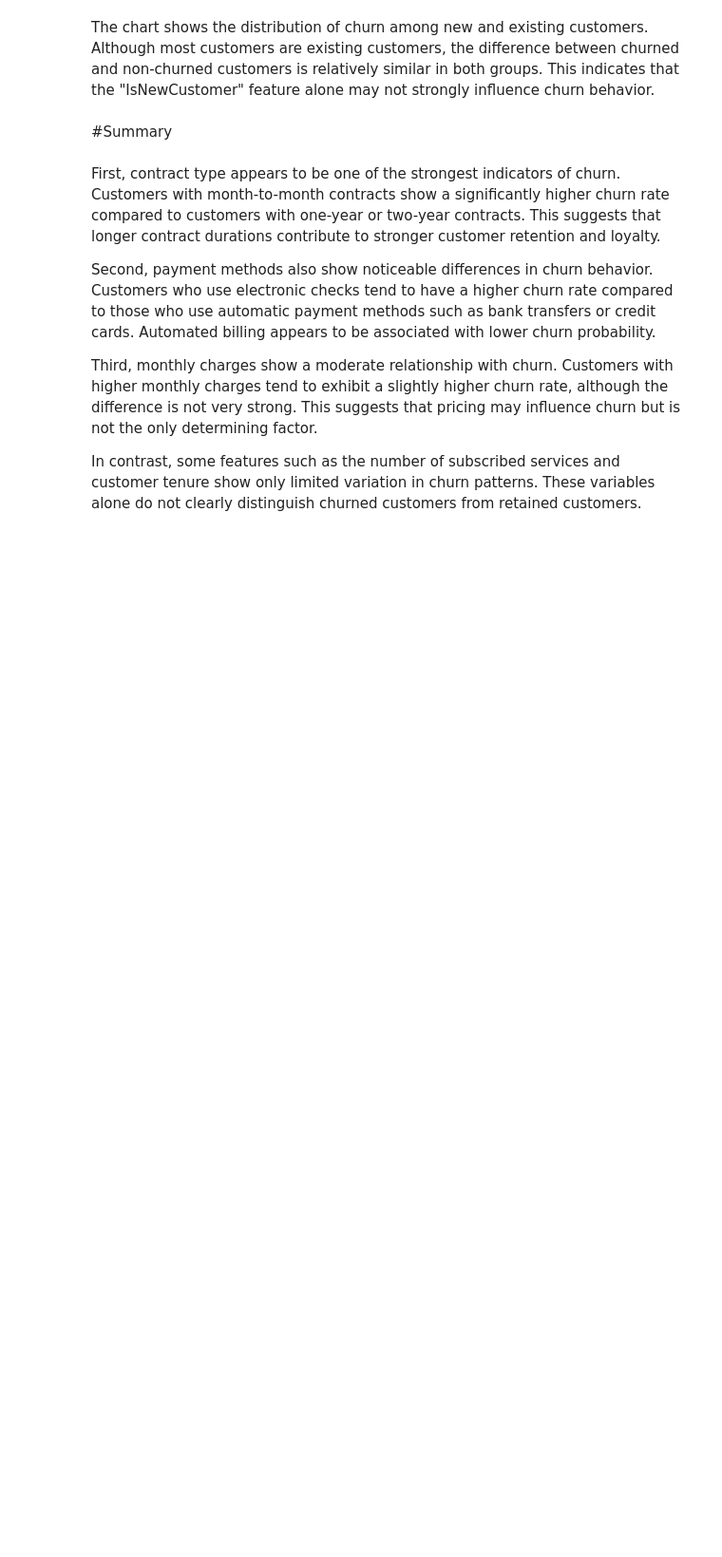
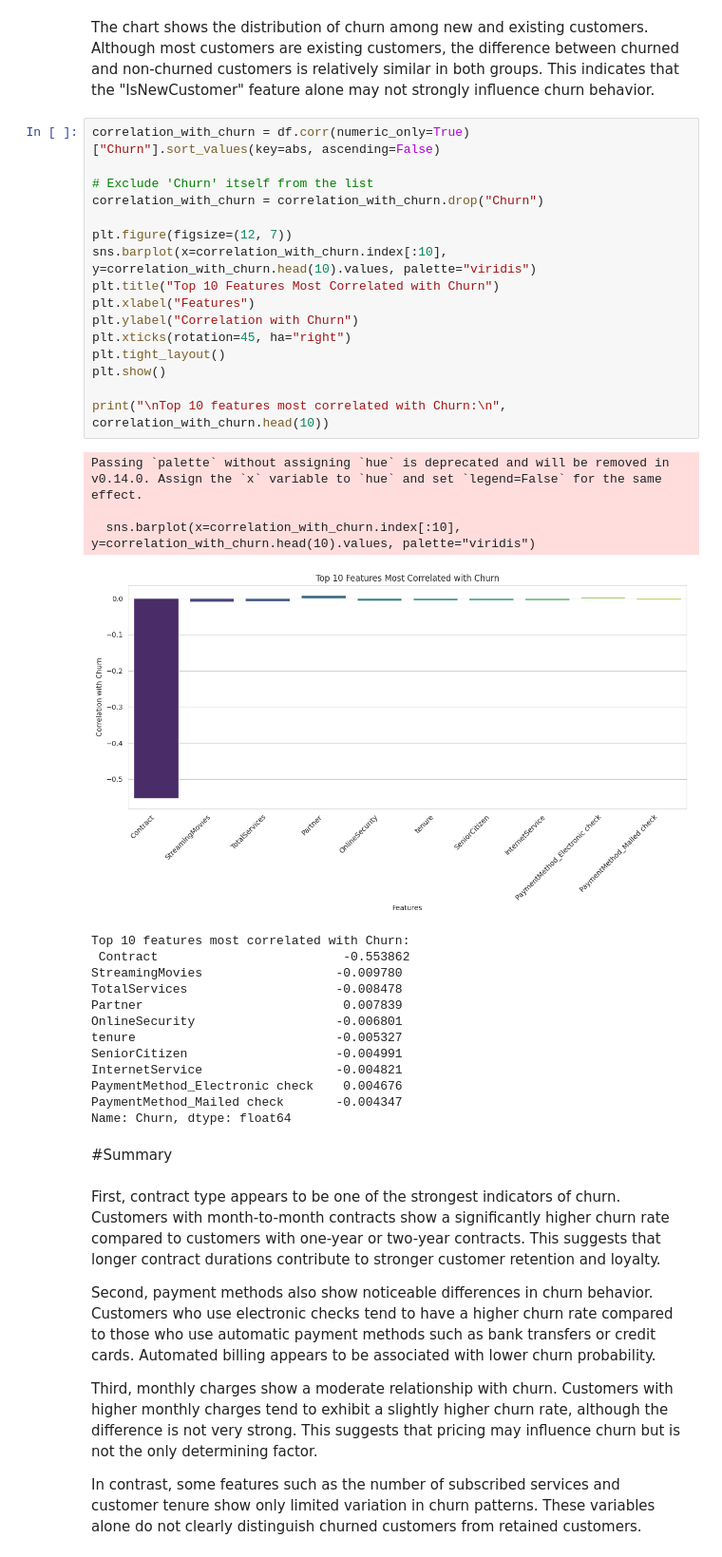
Before and after one commit to linda-bsharat/telco-customer-churn-prediction, a Jupyter notebook: notebooks/02_eda_and_visualization.ipynb, the cells around one changed output. Shown at 95% size. Saved outputs shown, nothing was run; the diff lists cells and outputs as text; blank space fills up the shorter version.

```diff
--- a/notebooks/02_eda_and_visualization.ipynb
+++ b/notebooks/02_eda_and_visualization.ipynb
@@ -271,5 +271,38 @@ sns.countplot(data=df, x="IsNewCustomer", hue="Churn")
 # %% [markdown]
 The chart shows the distribution of churn among new and existing customers. Although most customers are existing customers, the difference between churned and non-churned customers is relatively similar in both groups. This indicates that the "IsNewCustomer" feature alone may not strongly influence churn behavior.
+# %%
+correlation_with_churn = df.corr(numeric_only=True)["Churn"].sort_values(key=abs, ascending=False)
+
+# Exclude 'Churn' itself from the list
+correlation_with_churn = correlation_with_churn.drop("Churn")
+
+plt.figure(figsize=(12, 7))
+sns.barplot(x=correlation_with_churn.index[:10], y=correlation_with_churn.head(10).values, palette="viridis")
+plt.title("Top 10 Features Most Correlated with Churn")
+plt.xlabel("Features")
+plt.ylabel("Correlation with Churn")
+plt.xticks(rotation=45, ha="right")
+plt.tight_layout()
+plt.show()
+
+print("\nTop 10 features most correlated with Churn:\n", correlation_with_churn.head(10))
+# %% [output]
+Passing `palette` without assigning `hue` is deprecated and will be removed in v0.14.0. Assign the `x` variable to `hue` and set `legend=False` for the same effect.
+
+  sns.barplot(x=correlation_with_churn.index[:10], y=correlation_with_churn.head(10).values, palette="viridis")
+[figure, added]
+Top 10 features most correlated with Churn:
+ Contract                         -0.553862
+StreamingMovies                  -0.009780
+TotalServices                    -0.008478
+Partner                           0.007839
+OnlineSecurity                   -0.006801
+tenure                           -0.005327
+SeniorCitizen                    -0.004991
+InternetService                  -0.004821
+PaymentMethod_Electronic check    0.004676
+PaymentMethod_Mailed check       -0.004347
+Name: Churn, dtype: float64
 # %% [markdown]
 #Summary
 # %% [markdown]
```
Also changed, not shown: parts of 12 cells of this notebook.
